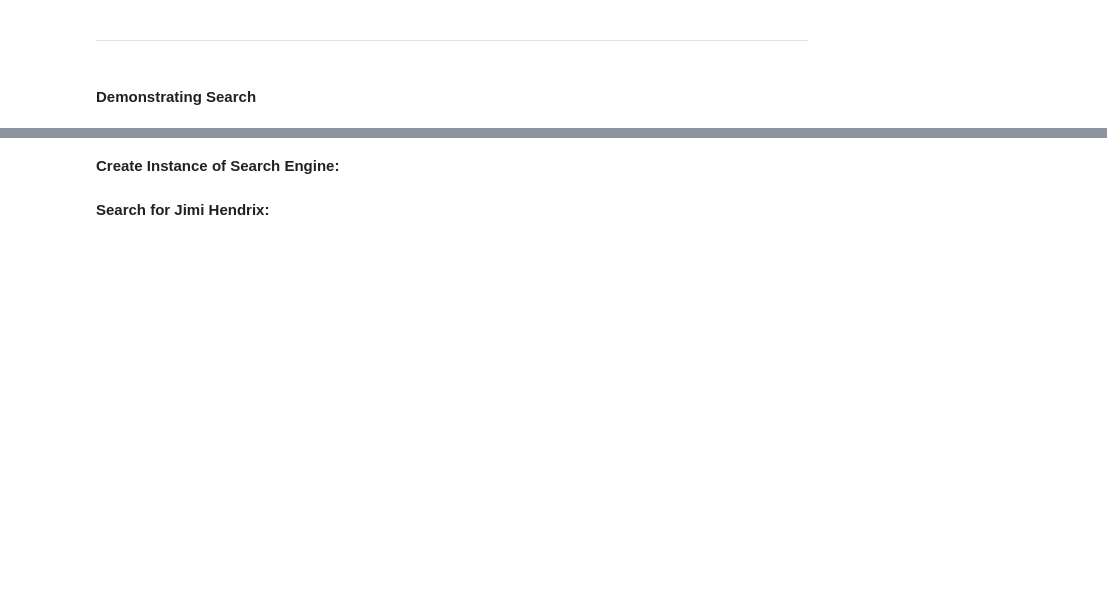
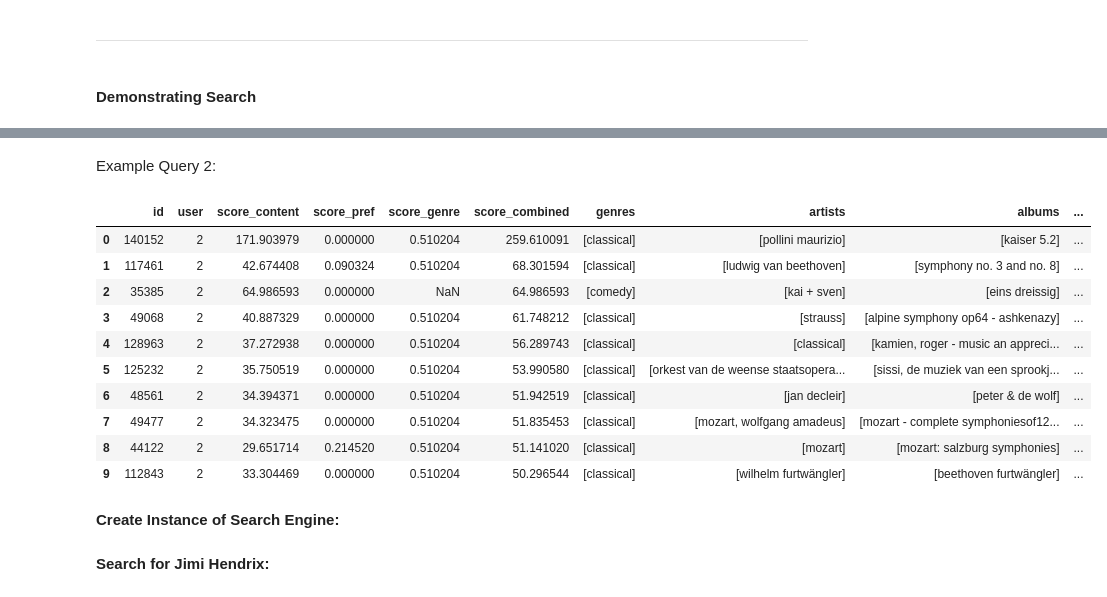
Before and after one commit to julianschelb/gdma-project, a Jupyter notebook: 05_Searching_Demo.ipynb, the cells around one changed output, grey strips where cells are left out. Drawn from its saved outputs; the diff is of its cells as text; code cells hidden in the pictures; blank space fills up the shorter version.

```diff
--- a/05_Searching_Demo.ipynb
+++ b/05_Searching_Demo.ipynb
@@ -496,3 +476,23 @@ dtf_data.head(30)
+# %% [markdown]
+Example Query 2:
+# %%
+results = searchFor(driver, database_name = "cddb",
+                    user_id = 2,
+                    search_input = "Ludwig van Beethoven Für Elise Symphony",
+                    search_mask = "all")
+results.head(10)
+# %% [output]
+|  | id | user | score_content | score_pref | score_genre | score_combined | genres | artists | albums | ... |
+| 0 | 140152 | 2 | 171.903979 | 0.000000 | 0.510204 | 259.610091 | [classical] | [pollini maurizio] | [kaiser 5.2] | ... |
+| 1 | 117461 | 2 | 42.674408 | 0.090324 | 0.510204 | 68.301594 | [classical] | [ludwig van beethoven] | [symphony no. 3 and no. 8] | ... |
+| 2 | 35385 | 2 | 64.986593 | 0.000000 | NaN | 64.986593 | [comedy] | [kai + sven] | [eins dreissig] | ... |
+| 3 | 49068 | 2 | 40.887329 | 0.000000 | 0.510204 | 61.748212 | [classical] | [strauss] | [alpine symphony op64 - ashkenazy] | ... |
+| 4 | 128963 | 2 | 37.272938 | 0.000000 | 0.510204 | 56.289743 | [classical] | [classical] | [kamien, roger - music an appreci... | ... |
+| 5 | 125232 | 2 | 35.750519 | 0.000000 | 0.510204 | 53.990580 | [classical] | [orkest van de weense staatsopera... | [sissi, de muziek van een sprookj... | ... |
+| 6 | 48561 | 2 | 34.394371 | 0.000000 | 0.510204 | 51.942519 | [classical] | [jan decleir] | [peter & de wolf] | ... |
+| 7 | 49477 | 2 | 34.323475 | 0.000000 | 0.510204 | 51.835453 | [classical] | [mozart, wolfgang amadeus] | [mozart - complete symphoniesof12... | ... |
+| 8 | 44122 | 2 | 29.651714 | 0.214520 | 0.510204 | 51.141020 | [classical] | [mozart] | [mozart: salzburg symphonies] | ... |
+| 9 | 112843 | 2 | 33.304469 | 0.000000 | 0.510204 | 50.296544 | [classical] | [wilhelm furtwängler] | [beethoven furtwängler] | ... |
 # %%
 from search import Search
 # %% [markdown]
```
Also changed, not shown: parts of 16 cells of this notebook, 2 other files.
